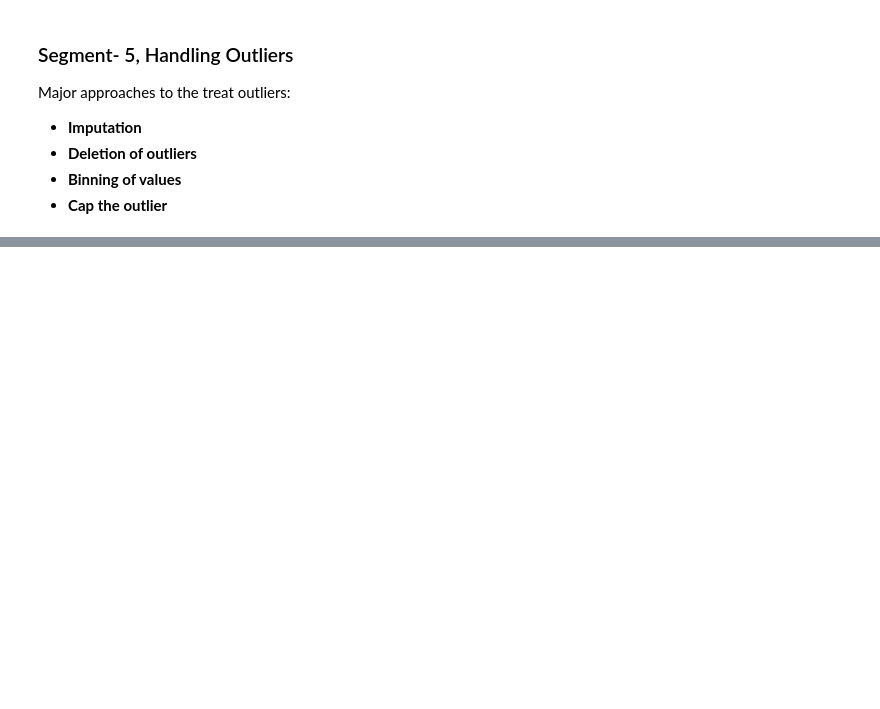
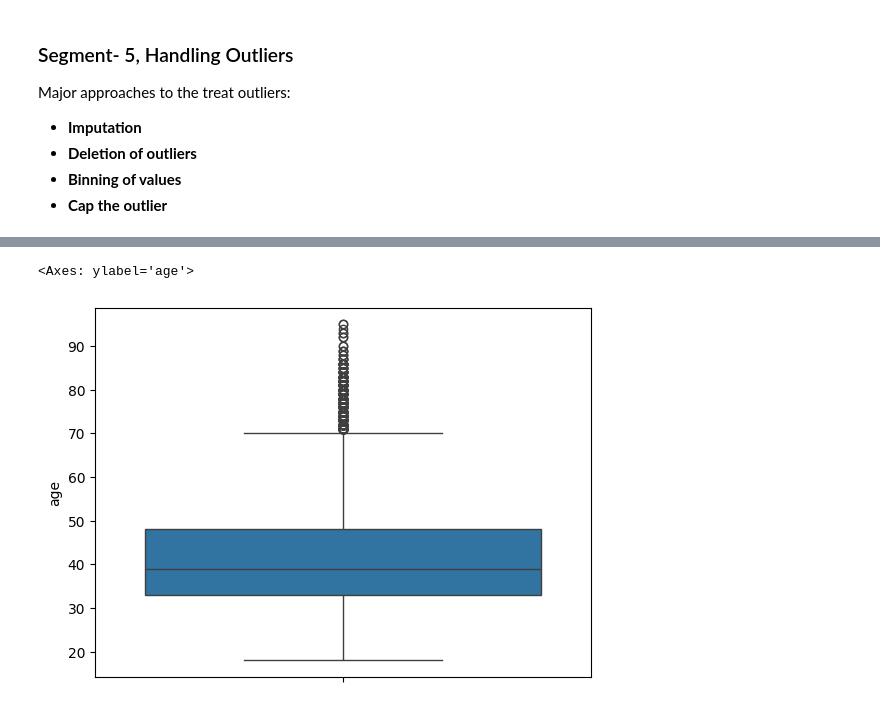
Before and after one commit to SheenaMathew19/Course, a Jupyter notebook: EDA.ipynb, the cells around one changed output, grey strips where cells are left out. Cells and saved outputs as stored; diff of their text form; code cells hidden in the pictures; blank space fills up the shorter version.

```diff
--- a/EDA.ipynb
+++ b/EDA.ipynb
@@ -303,0 +337,5 @@ Major approaches to the treat outliers:
+# %%
+sns.boxplot(inp1.age)
+# %% [output]
+<Axes: ylabel='age'>
+[figure, added]
```
Also changed, not shown: parts of 21 cells of this notebook.
